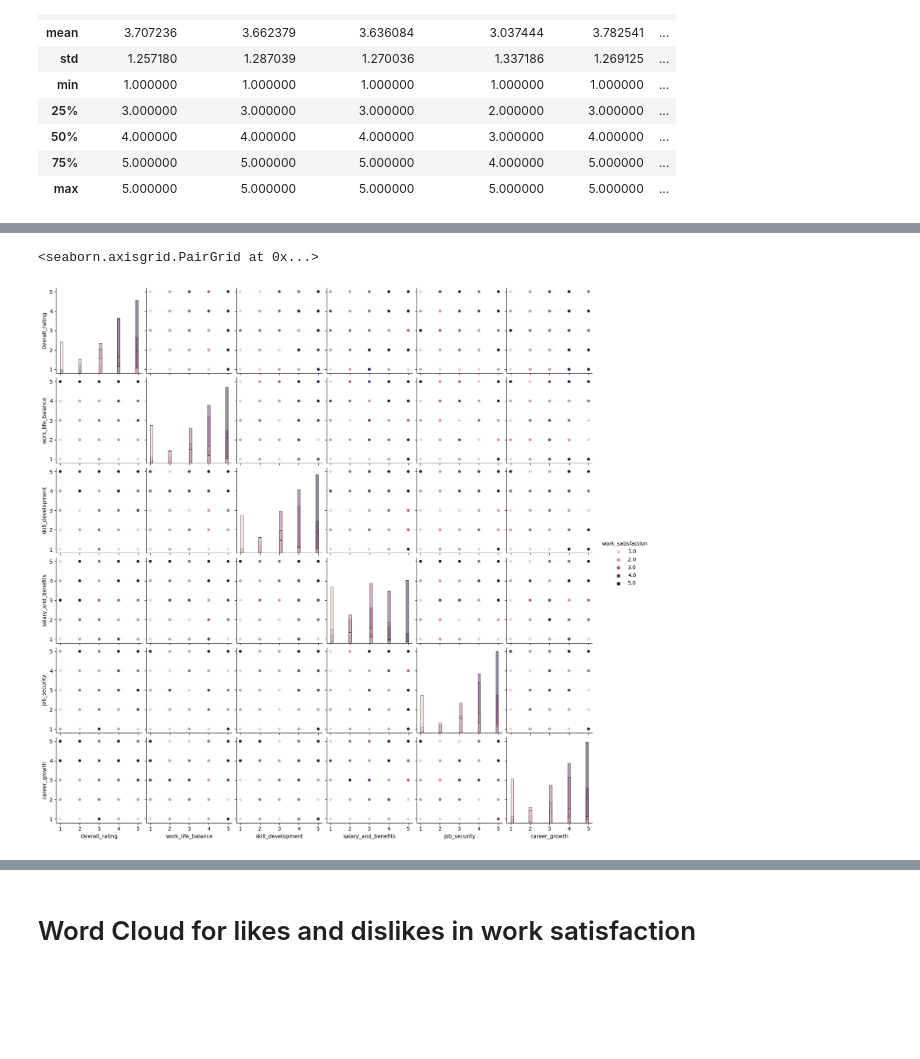
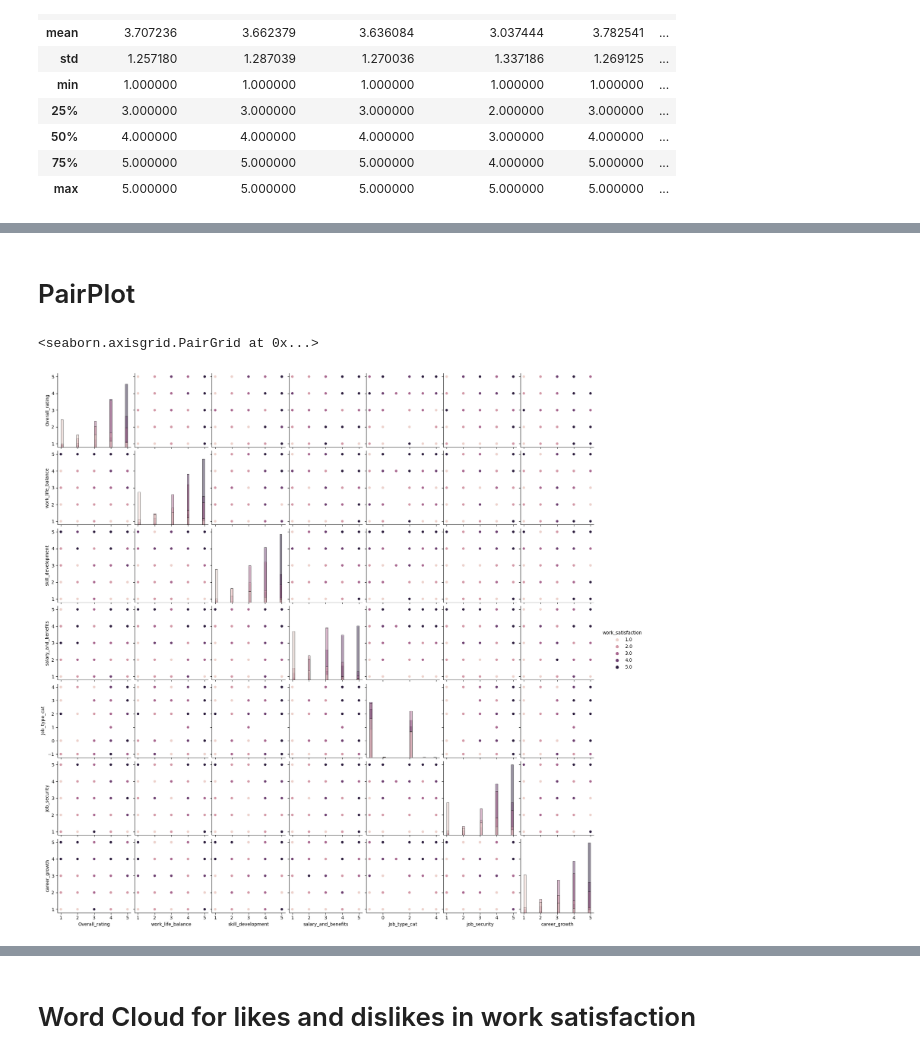
Before and after one commit to Soha85/Soha85, a Jupyter notebook: employees-satisfaction.ipynb, the cells around one changed output, grey strips where cells are left out. Saved outputs shown, nothing was run; the diff lists cells and outputs as text; code cells hidden in the pictures; blank space fills up the shorter version.

Commit message:
Kaggle Notebook | Employees Satisfaction EDA | Version 8

```diff
--- a/employees-satisfaction.ipynb
+++ b/employees-satisfaction.ipynb
@@ -110,3 +130,6 @@ df['work_satisfaction'].value_counts().plot.bar()
+# %%
+#job_type to codes
+df["Job_type_cat"]=pd.CategoricalIndex(df["Job_type"]).codes
 # %% [markdown]
 # Numerical Data
 # %%
@@ -151,5 +181,7 @@ Name: count, dtype: int64
+# %% [markdown]
+# PairPlot
 # %%
-sns.pairplot(df[['Overall_rating','work_life_balance','skill_development','salary_and_benefits','job_security','career_growth','work_satisfaction']],hue='work_satisfaction',diag_kind="hist")
+sns.pairplot(df[['Overall_rating','work_life_balance','skill_development','salary_and_benefits','Job_type_cat','job_security','career_growth','work_satisfaction']],hue='work_satisfaction',diag_kind="hist")
 # %% [output]
 <seaborn.axisgrid.PairGrid at 0x...>
-[figure, old version]
+[figure, new version]
```
Also changed, not shown: parts of 20 cells of this notebook.
